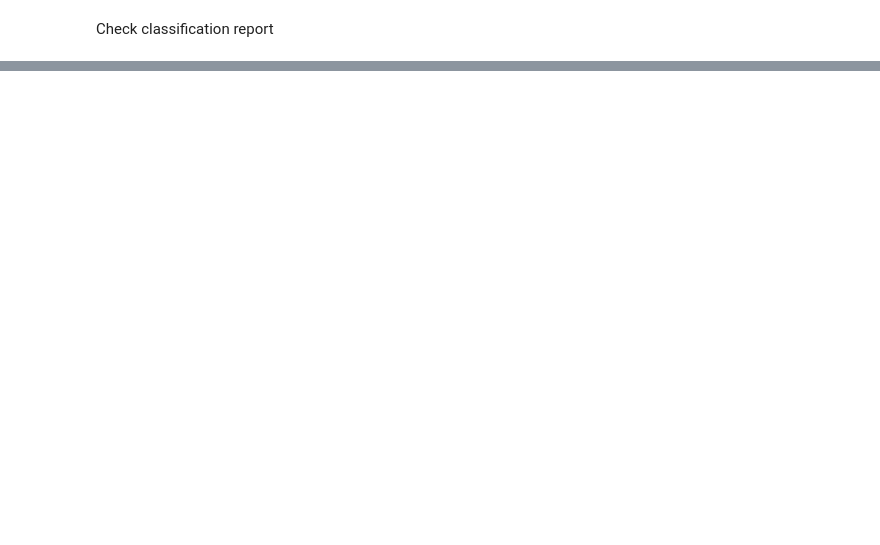
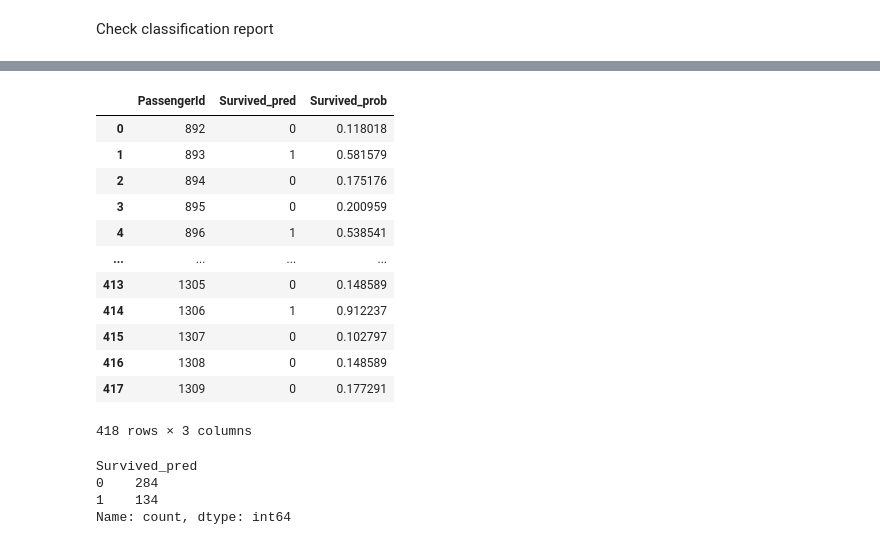
Before and after one commit to kanchu9462/vs-code_Thu_Fri_6_8pm, a Jupyter notebook: Gradient Boosting Classifiacation/GBC.ipynb, the cells around one changed output, grey strips where cells are left out. Saved outputs shown, nothing was run; the diff lists cells and outputs as text; code cells hidden in the pictures; blank space fills up the shorter version.

```diff
--- a/Gradient Boosting Classifiacation/GBC.ipynb
+++ b/Gradient Boosting Classifiacation/GBC.ipynb
@@ -315,0 +374,3 @@ weighted avg       0.80      0.80      0.80       179
+# %%
+preds = best_gbc.predict(xnew_pre)
+preds
@@ -315,0 +398,3 @@ weighted avg       0.80      0.80      0.80       179
+# %%
+prob = best_gbc.predict_proba(xnew_pre)[:,1]
+prob[0:5]
@@ -315,0 +405,3 @@ weighted avg       0.80      0.80      0.80       179
+# %%
+df_final = xnew[['PassengerId']]
+df_final
@@ -315,0 +422,26 @@ weighted avg       0.80      0.80      0.80       179
+# %%
+df_final['Survived_pred'] = preds
+df_final['Survived_prob'] = prob
+# %%
+df_final
+# %% [output]
+|  | PassengerId | Survived_pred | Survived_prob |
+| 0 | 892 | 0 | 0.118018 |
+| 1 | 893 | 1 | 0.581579 |
+| 2 | 894 | 0 | 0.175176 |
+| 3 | 895 | 0 | 0.200959 |
+| 4 | 896 | 1 | 0.538541 |
+| ... | ... | ... | ... |
+| 413 | 1305 | 0 | 0.148589 |
+| 414 | 1306 | 1 | 0.912237 |
+| 415 | 1307 | 0 | 0.102797 |
+| 416 | 1308 | 0 | 0.148589 |
+| 417 | 1309 | 0 | 0.177291 |
+418 rows × 3 columns
+# %%
+df_final['Survived_pred'].value_counts()
+# %% [output]
+Survived_pred
+0    284
+1    134
+Name: count, dtype: int64
```
Also changed, not shown: parts of 27 cells of this notebook, 12 other files.
